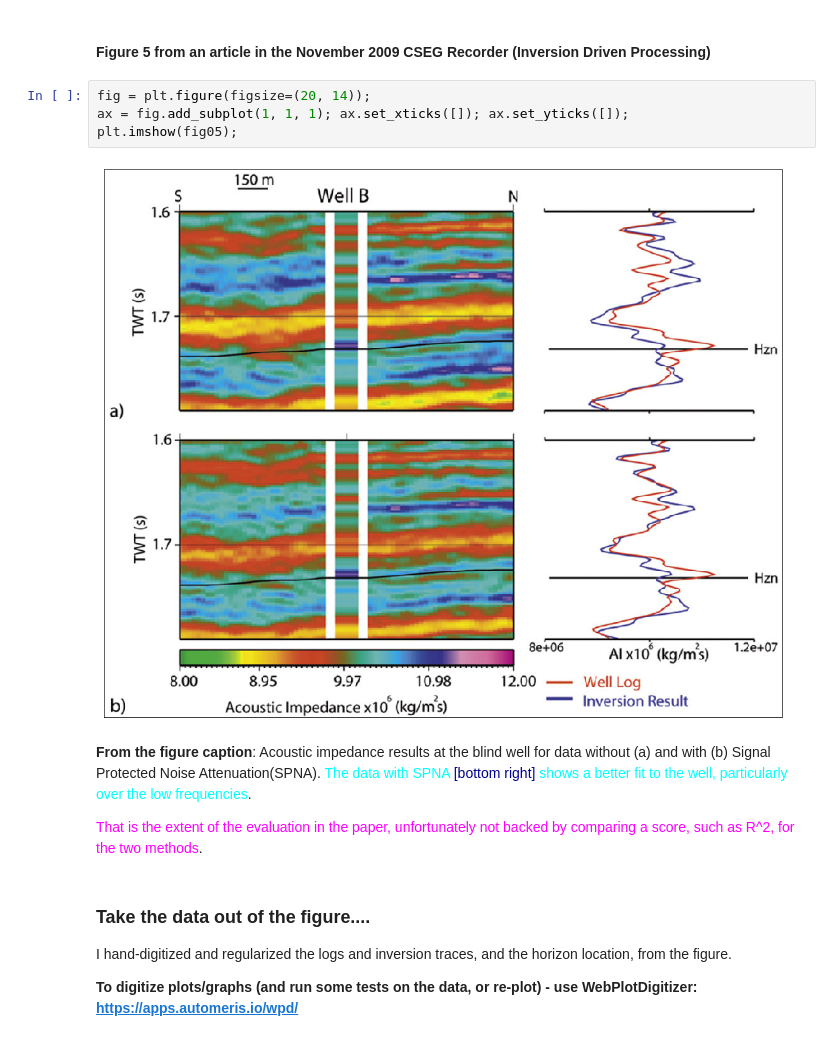
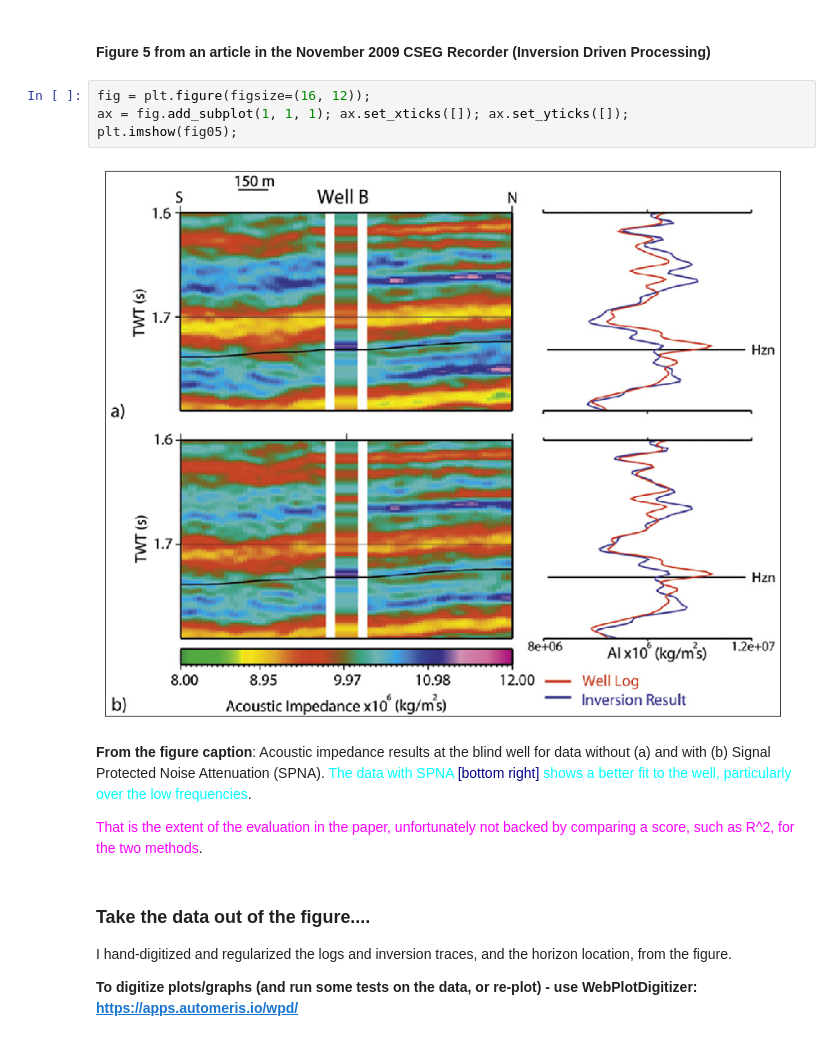
Before and after one commit to mycarta/Be-a-geoscience-detective, a Jupyter notebook: Notebook_for_RISE_Slides.ipynb, the cells around one changed output. Cells and saved outputs as stored; diff of their text form.

```diff
--- a/Notebook_for_RISE_Slides.ipynb
+++ b/Notebook_for_RISE_Slides.ipynb
@@ -42,13 +37,13 @@ fig05=io.imread(url)
 # %% [markdown]
 #### Figure 5 from an article in the November 2009 CSEG Recorder (Inversion Driven Processing)
 # %%
-fig = plt.figure(figsize=(20, 14));
+fig = plt.figure(figsize=(16, 12));
 ax = fig.add_subplot(1, 1, 1); ax.set_xticks([]); ax.set_yticks([]);
 plt.imshow(fig05);
 # %% [output]
-[figure, old version]
+[figure, new version]
 # %% [markdown]
-__From the figure caption__: Acoustic impedance results at the blind well for data without (a) and with (b) Signal Protected Noise Attenuation(SPNA).<font color='cyan'> The data with SPNA</font> <font color='darkblue'> [bottom right]</font> <font color='cyan'> shows a better fit to the well, particularly over the low frequencies</font>.
+__From the figure caption__: Acoustic impedance results at the blind well for data without (a) and with (b) Signal Protected Noise Attenuation (SPNA).<font color='cyan'> The data with SPNA</font> <font color='darkblue'> [bottom right]</font> <font color='cyan'> shows a better fit to the well, particularly over the low frequencies</font>.
 
 <font color='magenta'>That is the extent of the evaluation in the paper, unfortunately not backed by comparing a score, such as R^2, for the two methods</font>.
 # %% [markdown]
```
Also changed, not shown: parts of 9 cells of this notebook, 2 other files.
